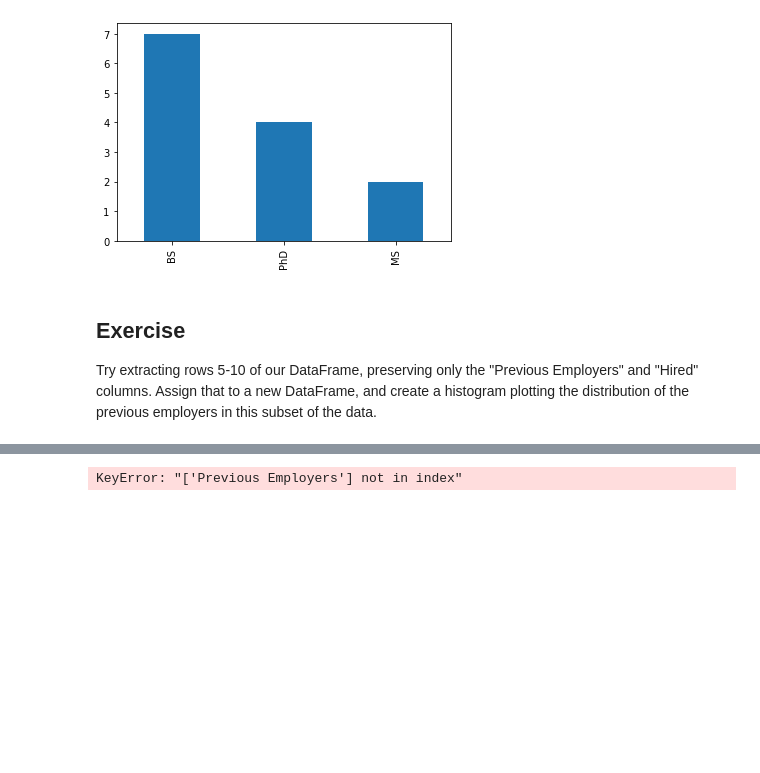
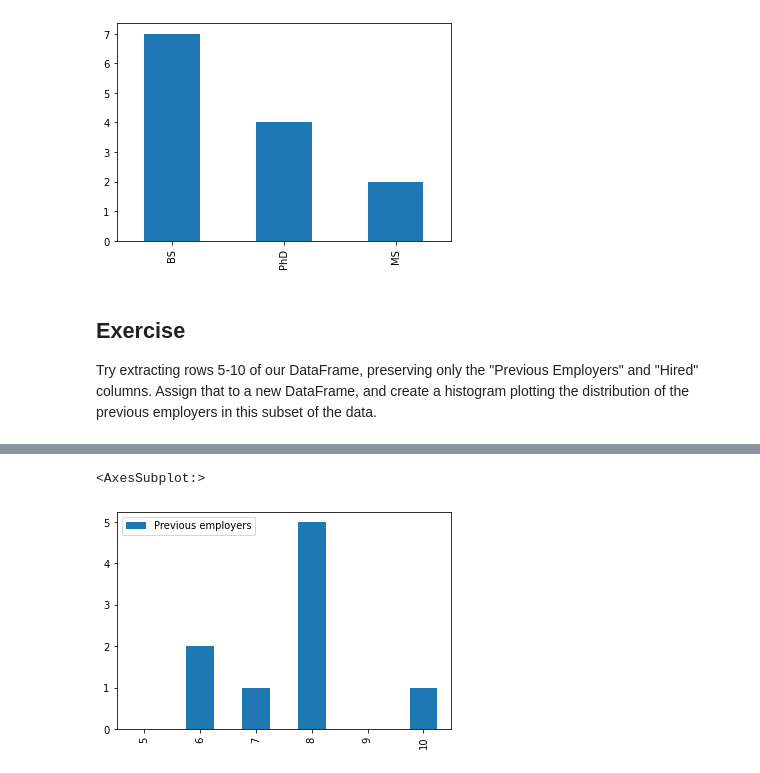
Before and after one commit to kalinigor/Machine-Learning-Examples, a Jupyter notebook: Pandas/PandasTutorial.ipynb, the cells around one changed output, grey strips where cells are left out. Drawn from its saved outputs; the diff is of its cells as text; code cells hidden in the pictures; blank space fills up the shorter version.

```diff
--- a/Pandas/PandasTutorial.ipynb
+++ b/Pandas/PandasTutorial.ipynb
@@ -193,5 +199,6 @@ Try extracting rows 5-10 of our DataFrame, preserving only the "Previous Employe
 # %%
-dfNew = df[['Previous Employers', 'Hired']][5:10]
+dfNew = df[['Previous employers', 'Hired']][5:11]
 dfNew.plot(kind="bar")
 # %% [output]
-KeyError: "['Previous Employers'] not in index"
+<AxesSubplot:>
+[figure, added]
```
Also changed, not shown: parts of 1 cell of this notebook, 4 other files.
